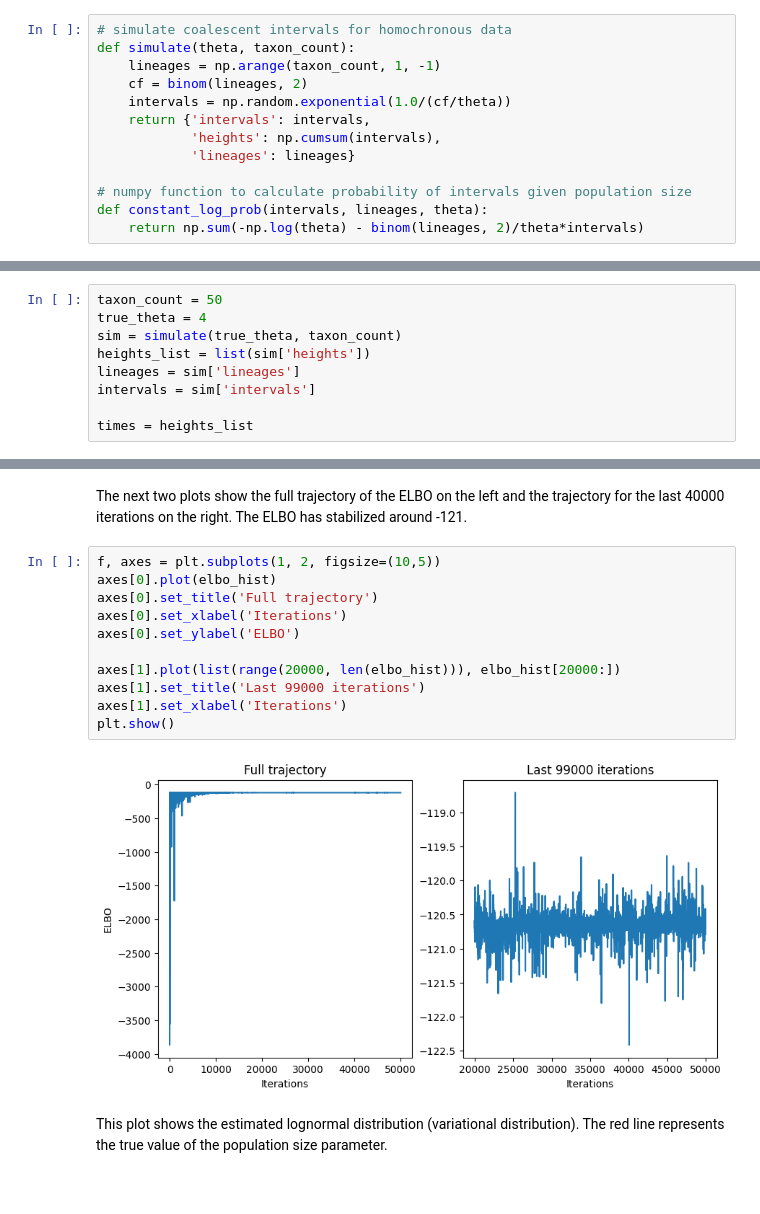
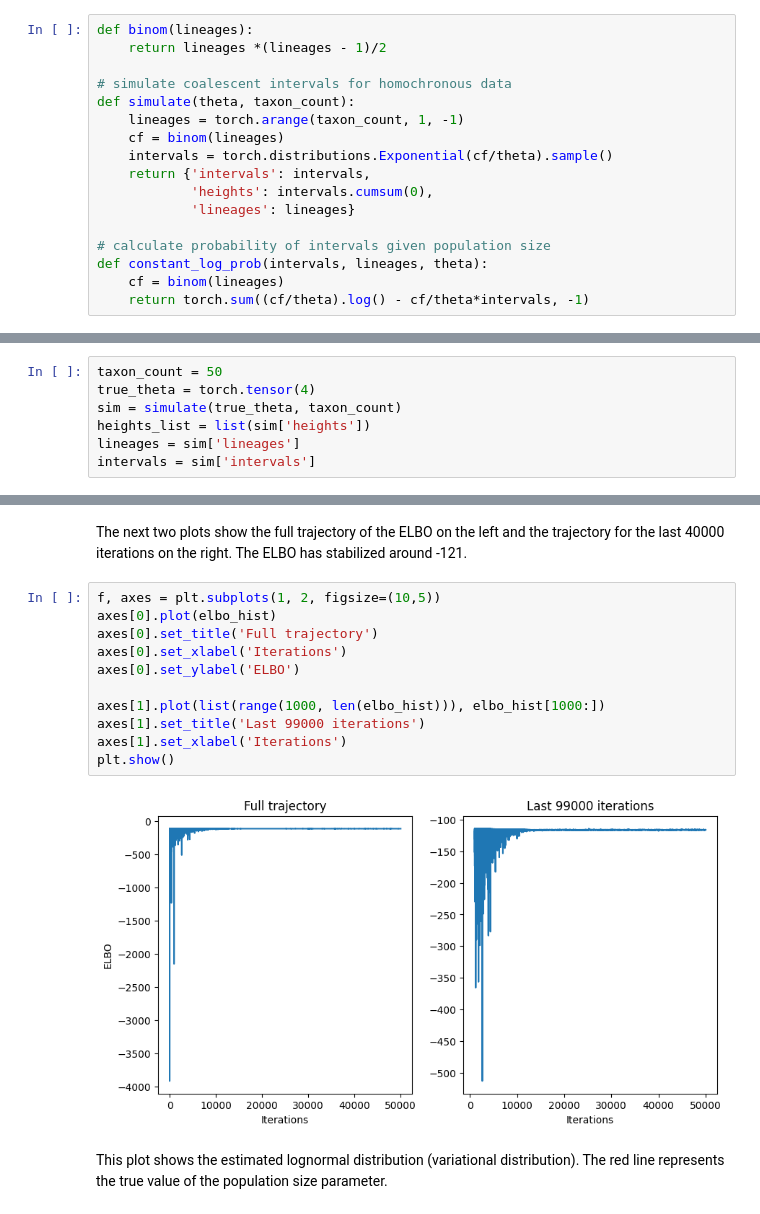
Before and after one commit to 4ment/torchtree-notebooks, a Jupyter notebook: notebooks/coalescent.ipynb, the cells around one changed output, grey strips where cells are left out. Saved outputs shown, nothing was run; the diff lists cells and outputs as text.

```diff
--- a/notebooks/coalescent.ipynb
+++ b/notebooks/coalescent.ipynb
@@ -71,15 +75,19 @@ draw_tree(fig, root, rootLength=1,showHeightLabels=True)
 # %% [markdown]
 ## Simulated constant size coalescent
 # %%
+def binom(lineages):
+    return lineages *(lineages - 1)/2
+
 # simulate coalescent intervals for homochronous data
 def simulate(theta, taxon_count):
-    lineages = np.arange(taxon_count, 1, -1)
-    cf = binom(lineages, 2)
-    intervals = np.random.exponential(1.0/(cf/theta))
+    lineages = torch.arange(taxon_count, 1, -1)
+    cf = binom(lineages)
+    intervals = torch.distributions.Exponential(cf/theta).sample()
     return {'intervals': intervals,
-            'heights': np.cumsum(intervals),
+            'heights': intervals.cumsum(0),
             'lineages': lineages}
 
-# numpy function to calculate probability of intervals given population size
+# calculate probability of intervals given population size
 def constant_log_prob(intervals, lineages, theta):
-    return np.sum(-np.log(theta) - binom(lineages, 2)/theta*intervals)
+    cf = binom(lineages)
+    return torch.sum((cf/theta).log() - cf/theta*intervals, -1)
@@ -88,9 +96,7 @@ def constant_log_prob(intervals, lineages, theta):
 # %%
 taxon_count = 50
-true_theta = 4
+true_theta = torch.tensor(4)
 sim = simulate(true_theta, taxon_count)
 heights_list = list(sim['heights'])
 lineages = sim['lineages']
 intervals = sim['intervals']
-
-times = heights_list
@@ -270,15 +264,15 @@ The next two plots show the full trajectory of the ELBO on the left and the traj
 # %%
 f, axes = plt.subplots(1, 2, figsize=(10,5))
 axes[0].plot(elbo_hist)
 axes[0].set_title('Full trajectory')
 axes[0].set_xlabel('Iterations')
 axes[0].set_ylabel('ELBO')
 
-axes[1].plot(list(range(20000, len(elbo_hist))), elbo_hist[20000:])
+axes[1].plot(list(range(1000, len(elbo_hist))), elbo_hist[1000:])
 axes[1].set_title('Last 99000 iterations')
 axes[1].set_xlabel('Iterations')
 plt.show()
 # %% [output]
-[figure, old version]
+[figure, new version]
 # %% [markdown]
 This plot shows the estimated lognormal distribution (variational distribution). The red line represents the true value of the population size parameter.
```
Also changed, not shown: parts of 92 cells of this notebook.
